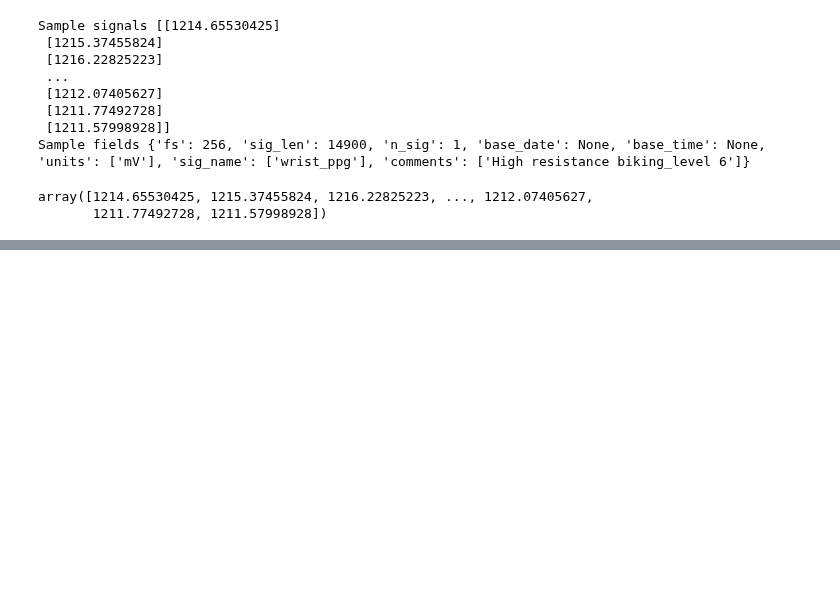
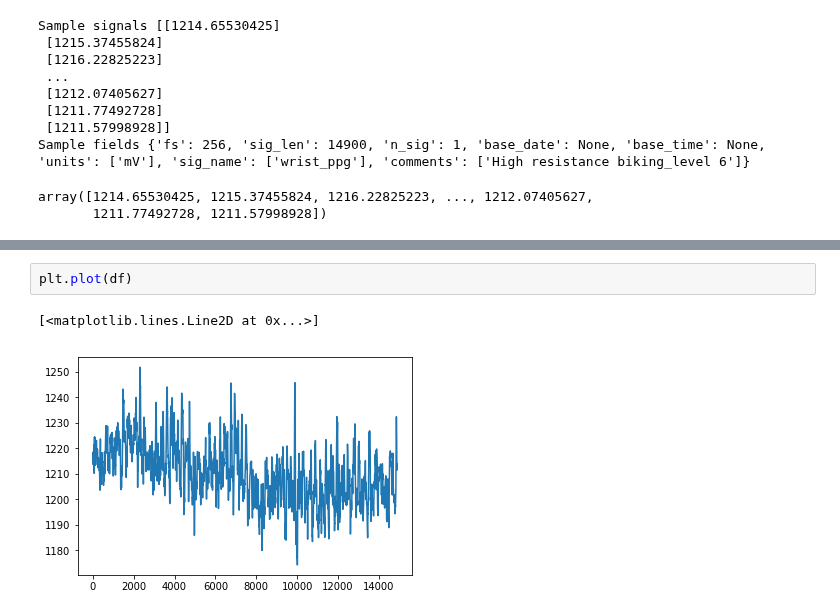
Before and after one commit to hossein20s/Average_Blood_Pressure_estimation, a Jupyter notebook: wrist_ppg.ipynb, the cells around one changed output, grey strips where cells are left out. Saved outputs shown, nothing was run; the diff lists cells and outputs as text; blank space fills up the shorter version.

```diff
--- a/wrist_ppg.ipynb
+++ b/wrist_ppg.ipynb
@@ -107,0 +105,5 @@ Saving to: ‘facets_display.ipynb’
+# %%
+plt.plot(df)
+# %% [output]
+[<matplotlib.lines.Line2D at 0x...>]
+[figure, added]
```
Also changed, not shown: parts of 10 cells of this notebook.
